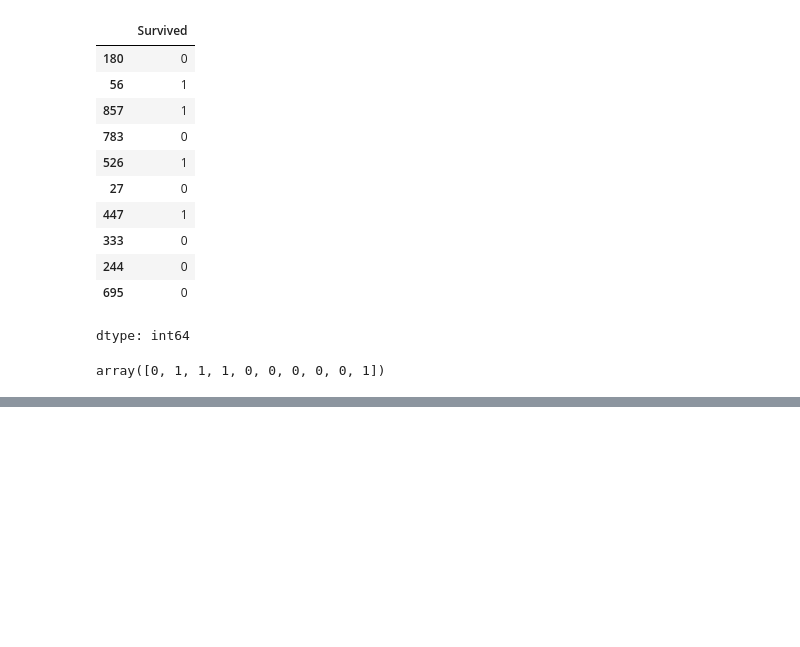
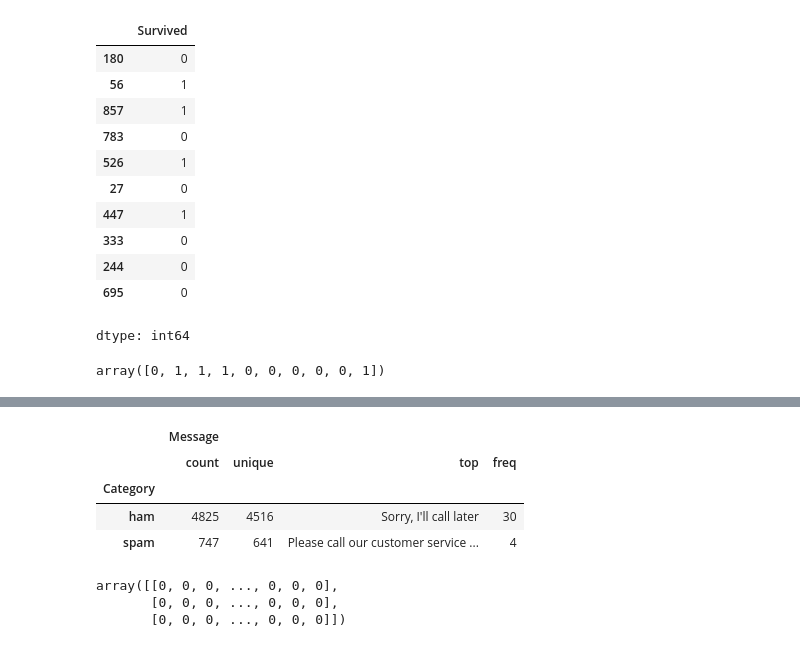
Before and after one commit to dhanusharer/ML, a Jupyter notebook: unsupervised.ipynb, the cells around one changed output, grey strips where cells are left out. Cells and saved outputs as stored; diff of their text form; code cells hidden in the pictures; blank space fills up the shorter version.

```diff
--- a/unsupervised.ipynb
+++ b/unsupervised.ipynb
@@ -482,0 +485,4 @@ array([0, 1, 1, 1, 0, 0, 0, 0, 0, 1])
+# %%
+import pandas as pd
+df=pd.read_csv("spam.csv")
+df.head()
@@ -482,0 +496,8 @@ array([0, 1, 1, 1, 0, 0, 0, 0, 0, 1])
+# %%
+df.groupby("Category").describe()
+# %% [output]
+|  | Message |  |  |  |
+|  | count | unique | top | freq |
+| Category |  |  |  |  |
+| ham | 4825 | 4516 | Sorry, I'll call later | 30 |
+| spam | 747 | 641 | Please call our customer service ... | 4 |
@@ -482,0 +509,9 @@ array([0, 1, 1, 1, 0, 0, 0, 0, 0, 1])
+# %%
+from sklearn.feature_extraction.text import CountVectorizer
+v=CountVectorizer()
+X_train_count=v.fit_transform(X_train)
+X_train_count.toarray()[:3]
+# %% [output]
+array([[0, 0, 0, ..., 0, 0, 0],
+       [0, 0, 0, ..., 0, 0, 0],
+       [0, 0, 0, ..., 0, 0, 0]])
```
Also changed, not shown: parts of 12 cells of this notebook.
